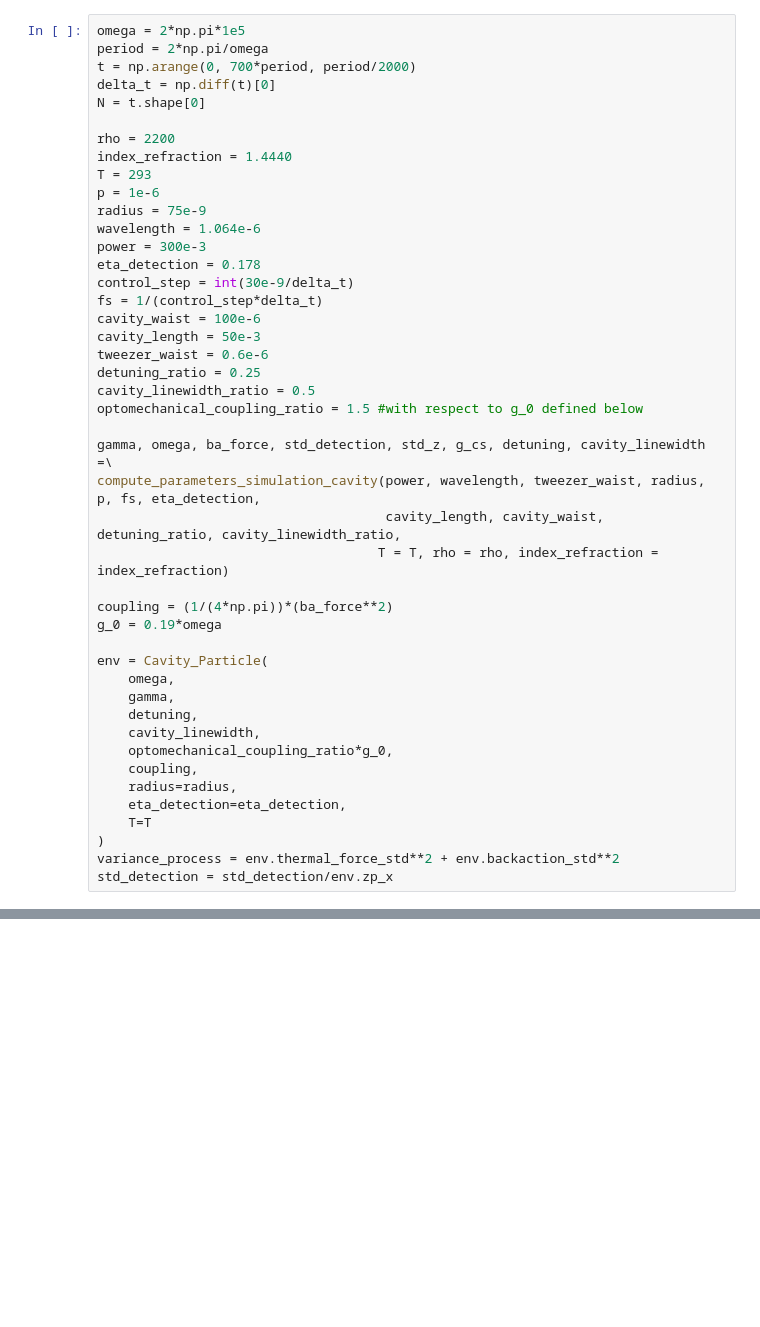
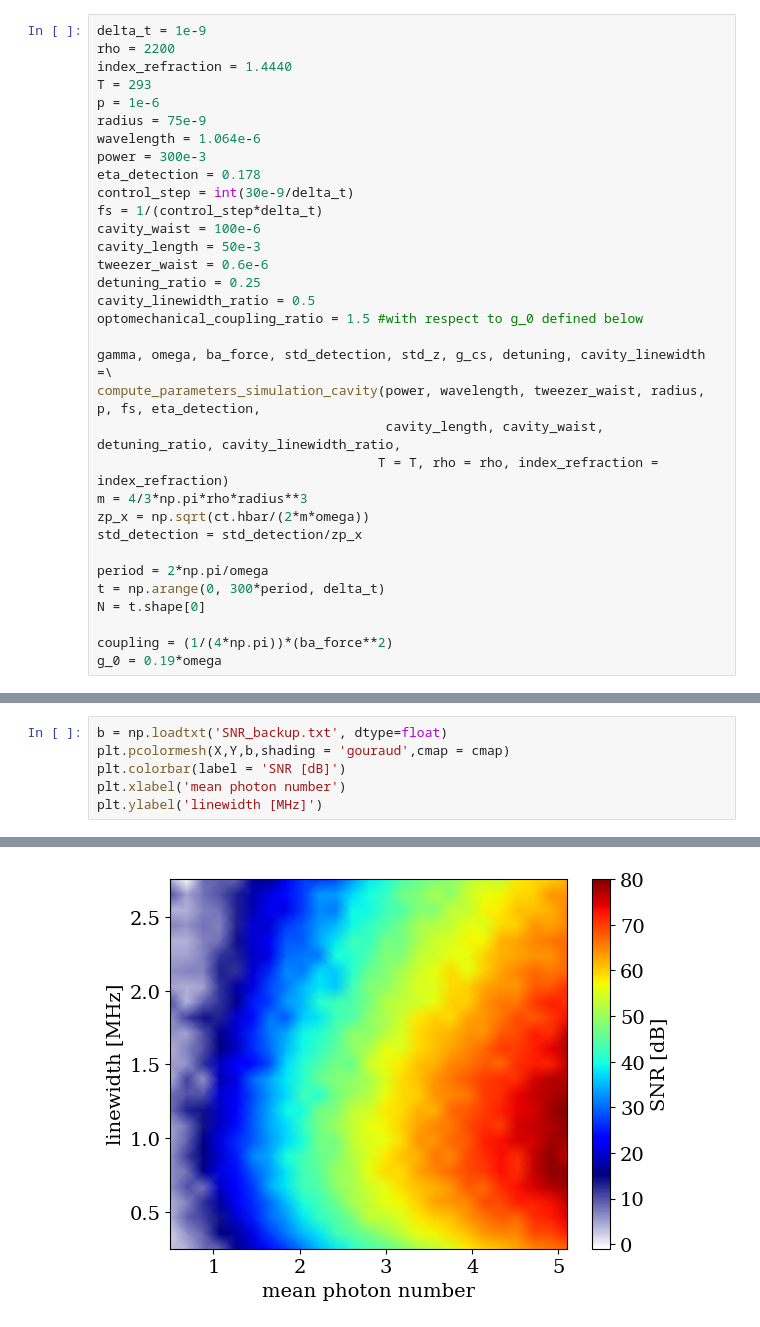
Before and after one commit to QuantumAdventures/single-photons, a Jupyter notebook: notebooks/5. SNR calculation and parameter space scanning.ipynb, the cells around one changed output, grey strips where cells are left out. Drawn from its saved outputs; the diff is of its cells as text; blank space fills up the shorter version.

```diff
--- a/notebooks/5. SNR calculation and parameter space scanning.ipynb
+++ b/notebooks/5. SNR calculation and parameter space scanning.ipynb
@@ -121,12 +120,7 @@ def compute_times(phonons,control_step,step,start_ref,size):
     acommodation = (idx_right-idx_max)*control_step*step*delta_t
     return rising,acommodation
 # %%
-omega = 2*np.pi*1e5
-period = 2*np.pi/omega
-t = np.arange(0, 700*period, period/2000)
-delta_t = np.diff(t)[0]
-N = t.shape[0]
-
+delta_t = 1e-9
 rho = 2200
 index_refraction = 1.4440
 T = 293
@@ -148,20 +142,13 @@ gamma, omega, ba_force, std_detection, std_z, g_cs, detuning, cavity_linewidth =
 compute_parameters_simulation_cavity(power, wavelength, tweezer_waist, radius, p, fs, eta_detection,
                                      cavity_length, cavity_waist, detuning_ratio, cavity_linewidth_ratio,
                                     T = T, rho = rho, index_refraction = index_refraction)
+m = 4/3*np.pi*rho*radius**3
+zp_x = np.sqrt(ct.hbar/(2*m*omega))
+std_detection = std_detection/zp_x
+
+period = 2*np.pi/omega
+t = np.arange(0, 300*period, delta_t)
+N = t.shape[0]
 
 coupling = (1/(4*np.pi))*(ba_force**2)
 g_0 = 0.19*omega
-
-env = Cavity_Particle(
-    omega,
-    gamma,
-    detuning,
-    cavity_linewidth,
-    optomechanical_coupling_ratio*g_0,
-    coupling,
-    radius=radius,
-    eta_detection=eta_detection,
-    T=T
-)
-variance_process = env.thermal_force_std**2 + env.backaction_std**2
-std_detection = std_detection/env.zp_x
@@ -319,0 +294,7 @@ plt.title('Rising times')'''
+# %%
+b = np.loadtxt('SNR_backup.txt', dtype=float)
+plt.pcolormesh(X,Y,b,shading = 'gouraud',cmap = cmap)
+plt.colorbar(label = 'SNR [dB]')
+plt.xlabel('mean photon number')
+plt.ylabel('linewidth [MHz]')
+# %% [output]
@@ -319,0 +302 @@ plt.title('Rising times')'''
+[figure, added]
```
Also changed, not shown: parts of 8 cells of this notebook.
